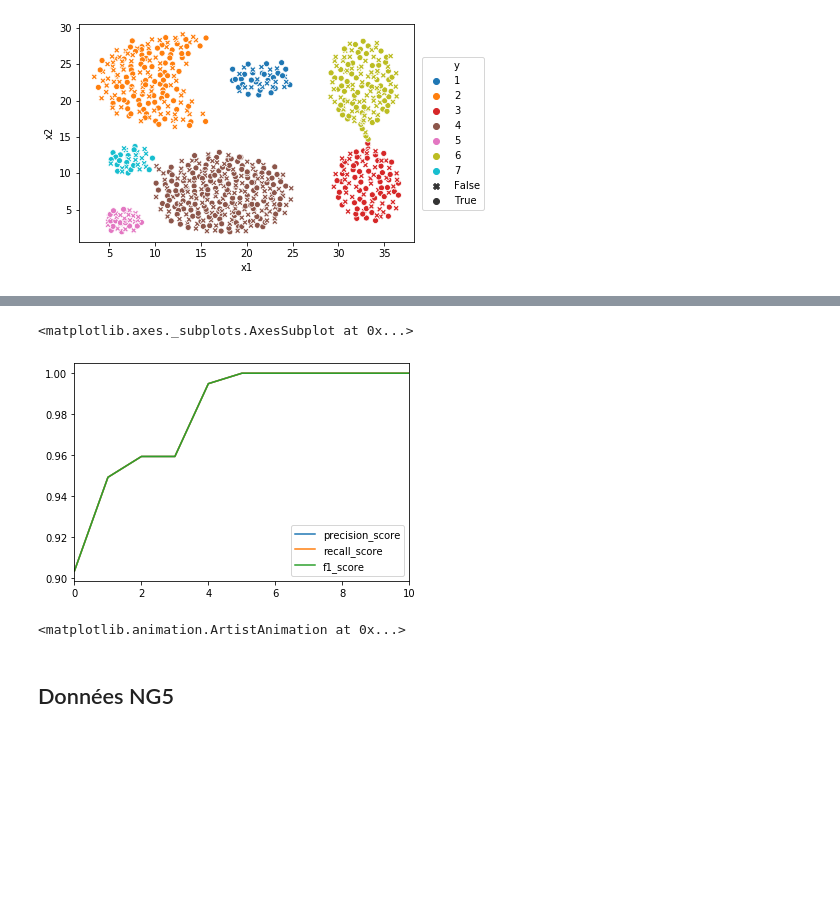
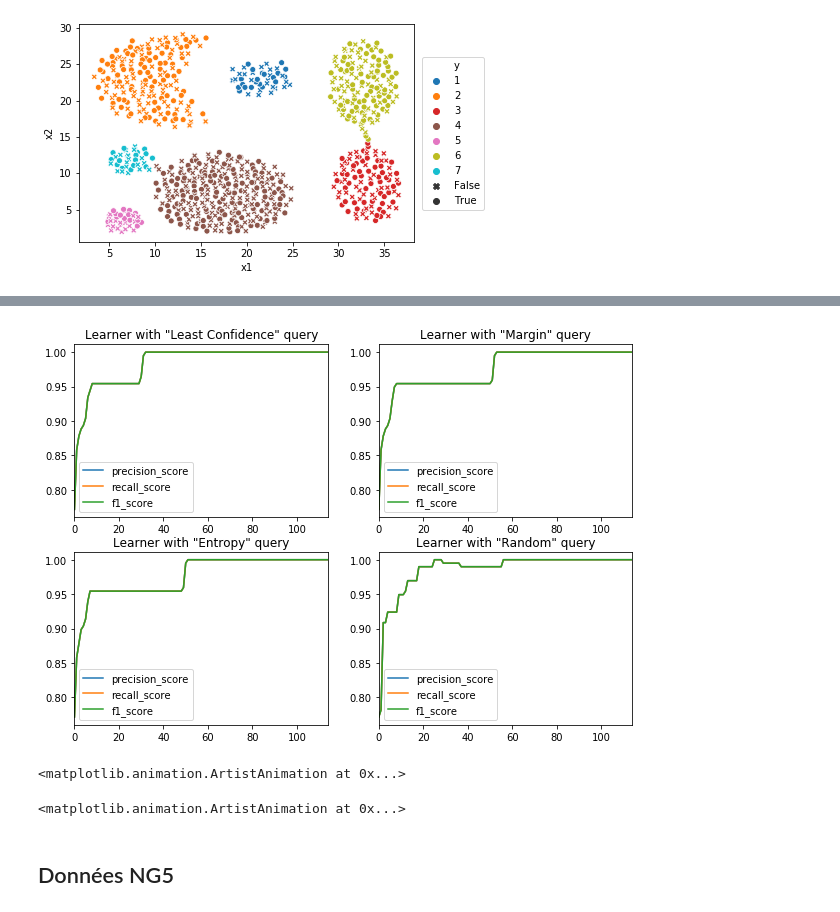
Before and after one commit to mahdiou-diallo/ActiveLearning, a Jupyter notebook: notebook.ipynb, the cells around one changed output, grey strips where cells are left out. Cells and saved outputs as stored; diff of their text form; code cells hidden in the pictures; blank space fills up the shorter version.

Commit message:
cleanup notebook, test other query strategies

```diff
--- a/notebook.ipynb
+++ b/notebook.ipynb
@@ -155,35 +135,47 @@ oracle.performance_scores_.plot()
+# %%
+init_idx = lc_oracle.time_chosen_ == -1
 # %%
-learner = ActiveLearner(GaussianNB(), strategy='least_conf')
-oracle = Oracle(learner, metrics=[precision_score, recall_score, f1_score])
-
-oracle.fit(X_train, y_train, X_test, y_test, batch_size=50, init_size=50)
-
-oracle.performance_scores_.plot()
+margin_learner = ActiveLearner(GaussianNB(), strategy='margin')
+margin_oracle = Oracle(margin_learner, metrics=[precision_score, recall_score, f1_score])
+margin_oracle.fit(X_train, y_train, X_test, y_test, batch_size=5, init_labels_idx=init_idx)
-# %% [output]
-<matplotlib.axes._subplots.AxesSubplot at 0x...>
-[figure, removed]
-# %%
-def animate_choices(X, y, choice_order, interval=200):
-    fig = plt.figure(figsize=(10,5))
-
-    # to avoid the legend being clipped
-    ax = fig.add_axes([0.1, 0.1, 0.6, 0.9]) # [left, bottom, width, height]
-
-    camera = Camera(fig)
-    chosen = np.zeros(choice_order.shape, dtype=bool)
-
-    for it in range(-1, choice_order.max()+1):
-        chosen |= (choice_order == it)
-        draw_choice(X, y, chosen, ax, it)
-        camera.snap()
-
-    return camera.animate(interval=interval)
-
-
-anim = animate_choices(X_train, y_train, oracle.time_chosen_, interval=500)
-anim
-# %% [output]
-<matplotlib.animation.ArtistAnimation at 0x...>
+# %%
+entropy_learner = ActiveLearner(GaussianNB(), strategy='entropy')
+entropy_oracle = Oracle(entropy_learner, metrics=[precision_score, recall_score, f1_score])
+entropy_oracle.fit(X_train, y_train, X_test, y_test, batch_size=5, init_labels_idx=init_idx)
+# %%
+rand_learner = ActiveLearner(GaussianNB(), strategy='random')
+rand_oracle = Oracle(rand_learner, metrics=[precision_score, recall_score, f1_score])
+rand_oracle.fit(X_train, y_train, X_test, y_test, batch_size=5, init_labels_idx=init_idx)
+# %%
+fig = plt.figure(figsize=(10,7))
+ax = plt.subplot(221)
+lc_oracle.performance_scores_.plot(ax=ax)
+ax.set_title('Learner with "Least Confidence" query')
+ax = plt.subplot(222)
+margin_oracle.performance_scores_.plot(ax=ax)
+ax.set_title('Learner with "Margin" query')
+ax = plt.subplot(223)
+entropy_oracle.performance_scores_.plot(ax=ax)
+ax.set_title('Learner with "Entropy" query')
+ax = plt.subplot(224)
+rand_oracle.performance_scores_.plot(ax=ax)
+ax.set_title('Learner with "Random" query');
+# %% [output]
+[figure, added]
+# %%
+choice_order = lc_oracle.time_chosen_
+choice_order[choice_order != -1] = choice_order[choice_order != -1] // 5 # reduce the number of frames
+anim = animate_choices(X_train, y_train, choice_order, interval=500)
+anim
+# %% [output]
+<matplotlib.animation.ArtistAnimation at 0x...>
+# %%
+choice_order = rand_oracle.time_chosen_
+choice_order[choice_order != -1] = choice_order[choice_order != -1] // 5 # reduce the number of frames
+anim = animate_choices(X_train, y_train, choice_order, interval=500)
+anim
+# %% [output]
+<matplotlib.animation.ArtistAnimation at 0x...>
 # %% [markdown]
 ## Données NG5
 # %%
```
Also changed, not shown: parts of 6 cells of this notebook, 1 other file.
